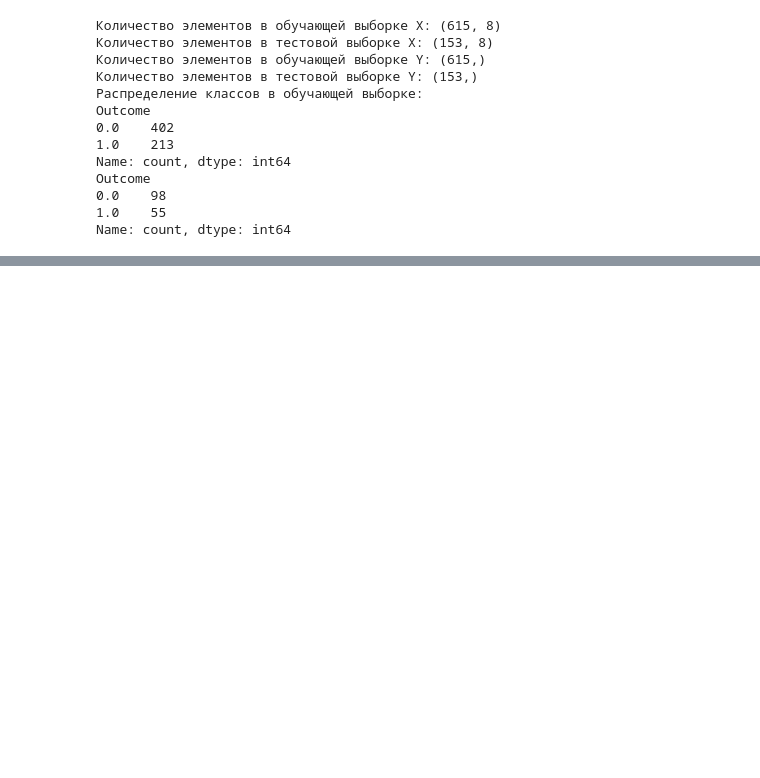
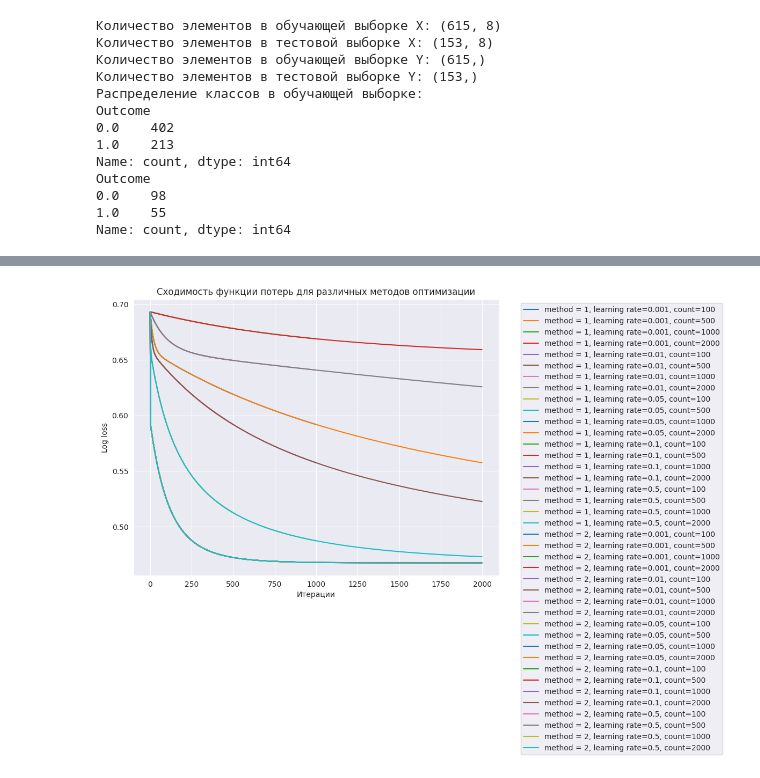
Before and after one commit to Hokure04/AISystems, a Jupyter notebook: AISystemsLab6/AISystemsLab6.ipynb, the cells around one changed output, grey strips where cells are left out. Drawn from its saved outputs; the diff is of its cells as text; code cells hidden in the pictures; blank space fills up the shorter version.

```diff
--- a/AISystemsLab6/AISystemsLab6.ipynb
+++ b/AISystemsLab6/AISystemsLab6.ipynb
@@ -226,0 +248,34 @@ plt.show()
+# %%
+def calculate_metrics(y_true, y_pred):
+
+    TP = np.sum((y_true == 1) & (y_pred == 1))
+    FP = np.sum((y_true == 0 ) & (y_pred == 1))
+    TN = np.sum((y_true == 0 ) & (y_pred == 0))
+    FN = np.sum((y_true == 1) & (y_pred == 0))
+    accuracy = (TP + TN ) / (TP + FP + TN + FN) if (TP + FP + TN + FN) > 0 else 0
+    precision = TP / (TP + FP) if (TP + FP) > 0 else 0
+
+    recall = TP / (TP + FN) if ( TP + FN) > 0 else 0
+    f1_score = 2 * (precision * recall)/ (precision + recall) if (precision + recall) > 0 else 0
+    return accuracy, precision, recall, f1_score
+# %%
+def evaluate_model(X_test, Y_test, weights, bias):
+    z = np.dot(X_test, weights) + bias
+    y_pred = sigmoid(z) >= 0.5
+    y_pred = y_pred.astype(int)
+    accuracy, precision, recall, f1 = calculate_metrics(Y_test, y_pred)
+    return accuracy, precision, recall, f1
+
+test_results = {}
+for(method, rate, count), data in results.items():
+    weights = data["weights"]
+    bias = data["bias"]
+    accuracy, precision, recall, f1 = evaluate_model(X_test.values, Y_test.values, weights, bias)
+    test_results[(method, rate, count)] = {
+        "accuracy": accuracy,
+        "precision": precision,
+        "recall": recall,
+        "f1_score": f1
+    }
+    print(f"Методы: {method}, Learning rate: {rate}, Iterations: {count}")
+    print(f"Accuracy: {accuracy:.4f}, Precision: {precision:.4f}, Recall:{recall:.4f}, F1-Score: {f1:.4f}")
@@ -226,0 +300,12 @@ plt.show()
+# %%
+plt.figure(figsize=(12,8))
+for (method, rate, count), data in results.items():
+    plt.plot(data["losses"], label=f"method = {method}, learning rate={rate}, count={count}")
+plt.title("Сходимость функции потерь для различных методов оптимизации")
+plt.xlabel("Итерации")
+plt.ylabel("Log loss")
+plt.legend(loc="best", bbox_to_anchor=(1.05, 1))
+plt.tight_layout()
+plt.show()
+# %% [output]
+[figure, added]
```
Also changed, not shown: parts of 7 cells of this notebook.
